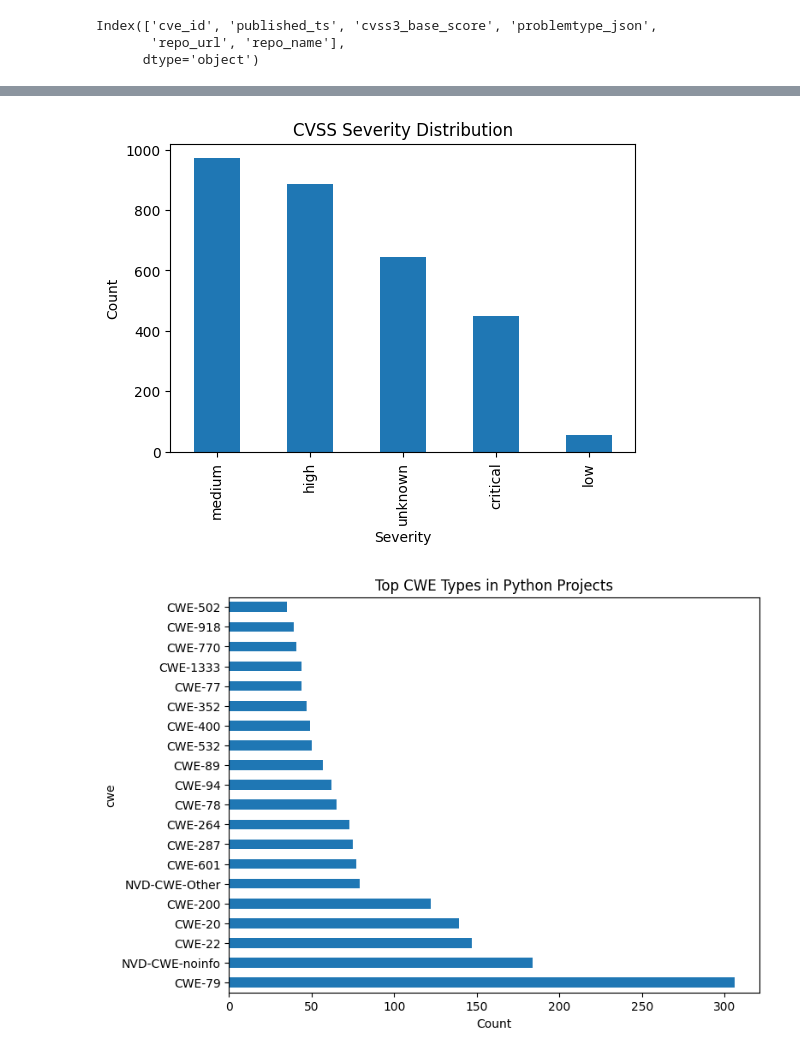
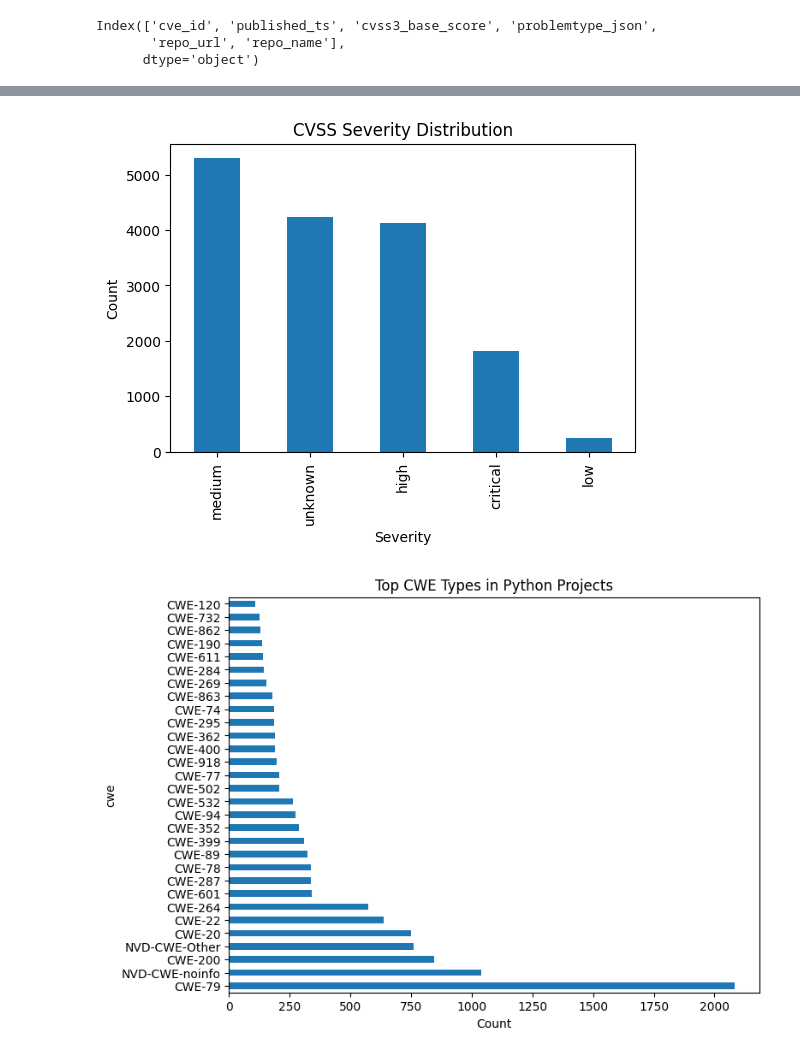
Before and after one commit to 21Ayush21/system_security, a Jupyter notebook: data_finetuning.ipynb, the cells around one changed output, grey strips where cells are left out. Drawn from its saved outputs; the diff is of its cells as text; code cells hidden in the pictures.

```diff
--- a/data_finetuning.ipynb
+++ b/data_finetuning.ipynb
@@ -2,7 +2,7 @@
 import numpy as np
 import pandas as pd
 # %%
-data = pd.read_csv('python_cves_component1.csv',parse_dates=["published_ts"])
+data = pd.read_csv('python_cves_component1_new.csv',parse_dates=["published_ts"])
 
 data.head()
 # %% [output]
@@ -159,11 +163,11 @@ plt.xlabel("Severity")
 plt.ylabel("Count")
 plt.show()
 # %% [output]
-[figure, old version]
+[figure, new version]
 # %%
-data["cwe"].value_counts().head(20).plot(kind="barh", figsize=(8,6))
+data["cwe"].value_counts().head(30).plot(kind="barh", figsize=(8,6))
 plt.title("Top CWE Types in Python Projects")
 plt.xlabel("Count")
 plt.show()
 # %% [output]
-[figure, old version]
+[figure, new version]
```
Also changed, not shown: parts of 10 cells of this notebook, 10 other files.
